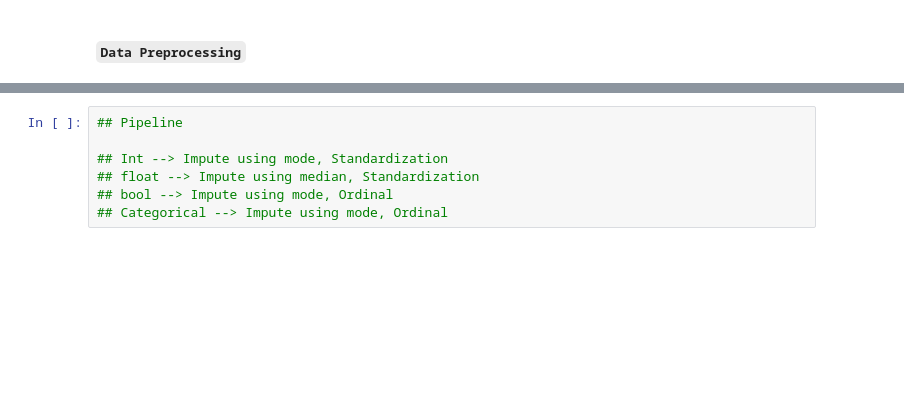
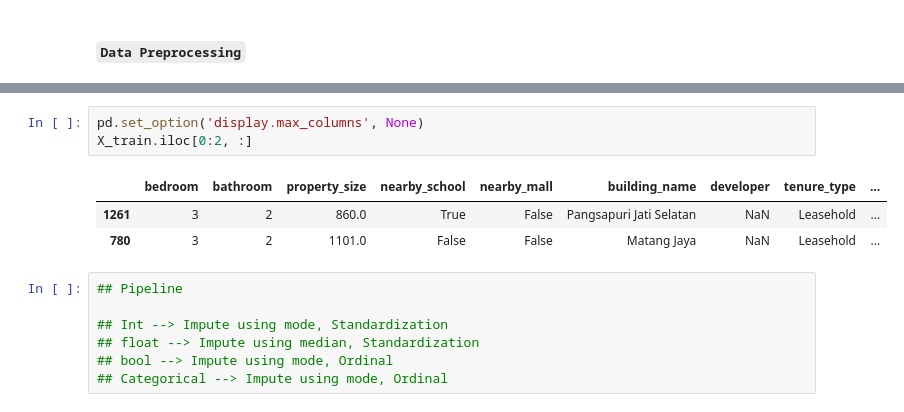
Before and after one commit to aahmedsherif/FinalProject, a Jupyter notebook: script.ipynb, the cells around one changed output, grey strips where cells are left out. Cells and saved outputs as stored; diff of their text form; blank space fills up the shorter version.

```diff
--- a/script.ipynb
+++ b/script.ipynb
@@ -855,3 +864,10 @@ print(other_categ_cols)
+# %%
+pd.set_option('display.max_columns', None)
+X_train.iloc[0:2, :]
+# %% [output]
+|  | bedroom | bathroom | property_size | nearby_school | nearby_mall | building_name | developer | tenure_type | ... |
+| 1261 | 3 | 2 | 860.0 | True | False | Pangsapuri Jati Selatan | NaN | Leasehold | ... |
+| 780 | 3 | 2 | 1101.0 | False | False | Matang Jaya | NaN | Leasehold | ... |
 # %%
 ## Pipeline
 
```
Also changed, not shown: parts of 35 cells of this notebook, 3 other files.
